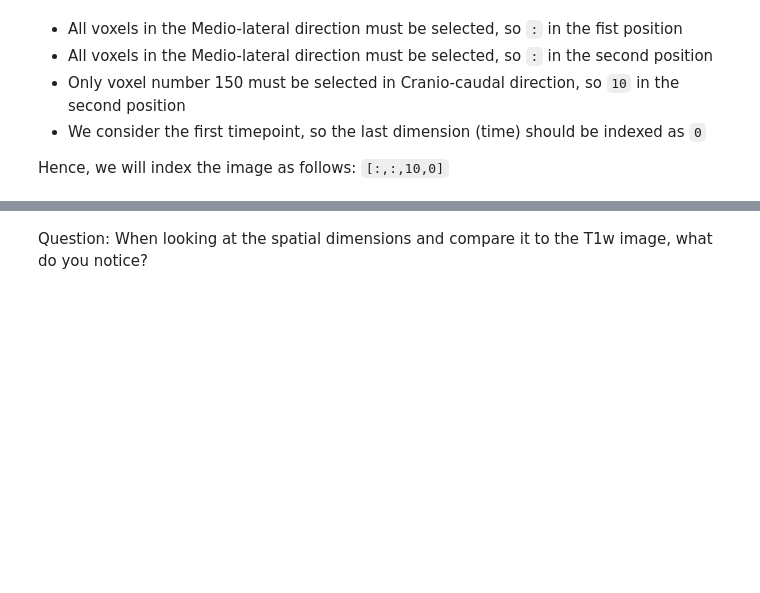
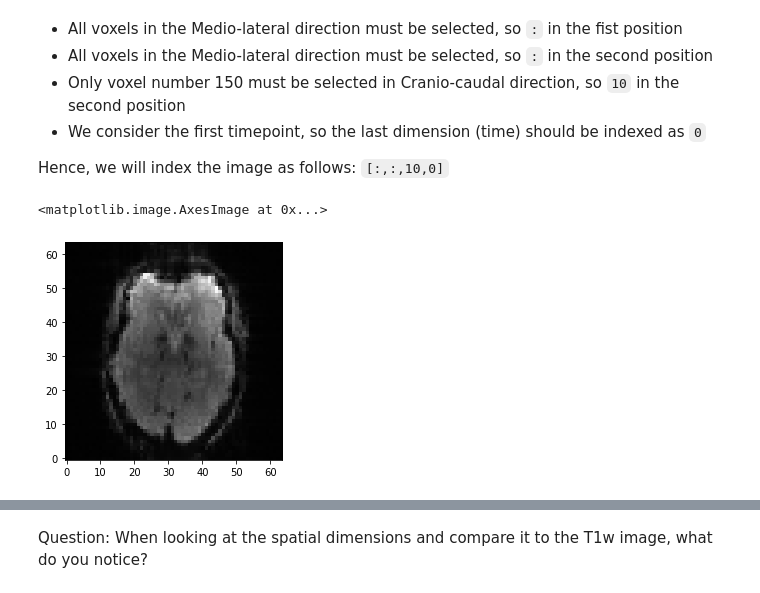
Before and after one commit to OpenMRBenelux/openmr2021-dataviz-workshop, a Jupyter notebook: code/python_viz_tutorial.ipynb, the cells around one changed output, grey strips where cells are left out. Saved outputs shown, nothing was run; the diff lists cells and outputs as text; code cells hidden in the pictures; blank space fills up the shorter version.

```diff
--- a/code/python_viz_tutorial.ipynb
+++ b/code/python_viz_tutorial.ipynb
@@ -172,7 +207,7 @@ EXTRA: For the most fancy experience, you can replace the `color_map` parameter
 # %% [markdown]
 ### 1.3.1 Let's first search for the nifti file in our directory!
 # %%
-fMRI_file = nib.load(fMRI_path)  # Upload the nifti file with nibabel
-fMRI_image = (
-    fMRI_file.get_fdata()
+bold_file = nib.load(bold_path)  # Upload the nifti file with nibabel
+bold_image = (
+    bold_file.get_fdata()
 )  # Get the 3D numpy array that contains grey values of the voxels
@@ -207,6 +258,9 @@ Solution:
 
 Hence, we will index the image as follows: `[:,:,10,0]`
 # %%
-fMRI_slice = fMRI_image[:, :, 10, 0]
+bold_slice = bold_image[:, :, 10, 0]
 fig, ax = plt.subplots()
-ax.imshow(fMRI_slice.T, cmap="gray", origin="lower")
+ax.imshow(bold_slice.T, cmap="gray", origin="lower")
+# %% [output]
+<matplotlib.image.AxesImage at 0x...>
+[figure, added]
```
Also changed, not shown: parts of 19 cells of this notebook, 5 other files.
